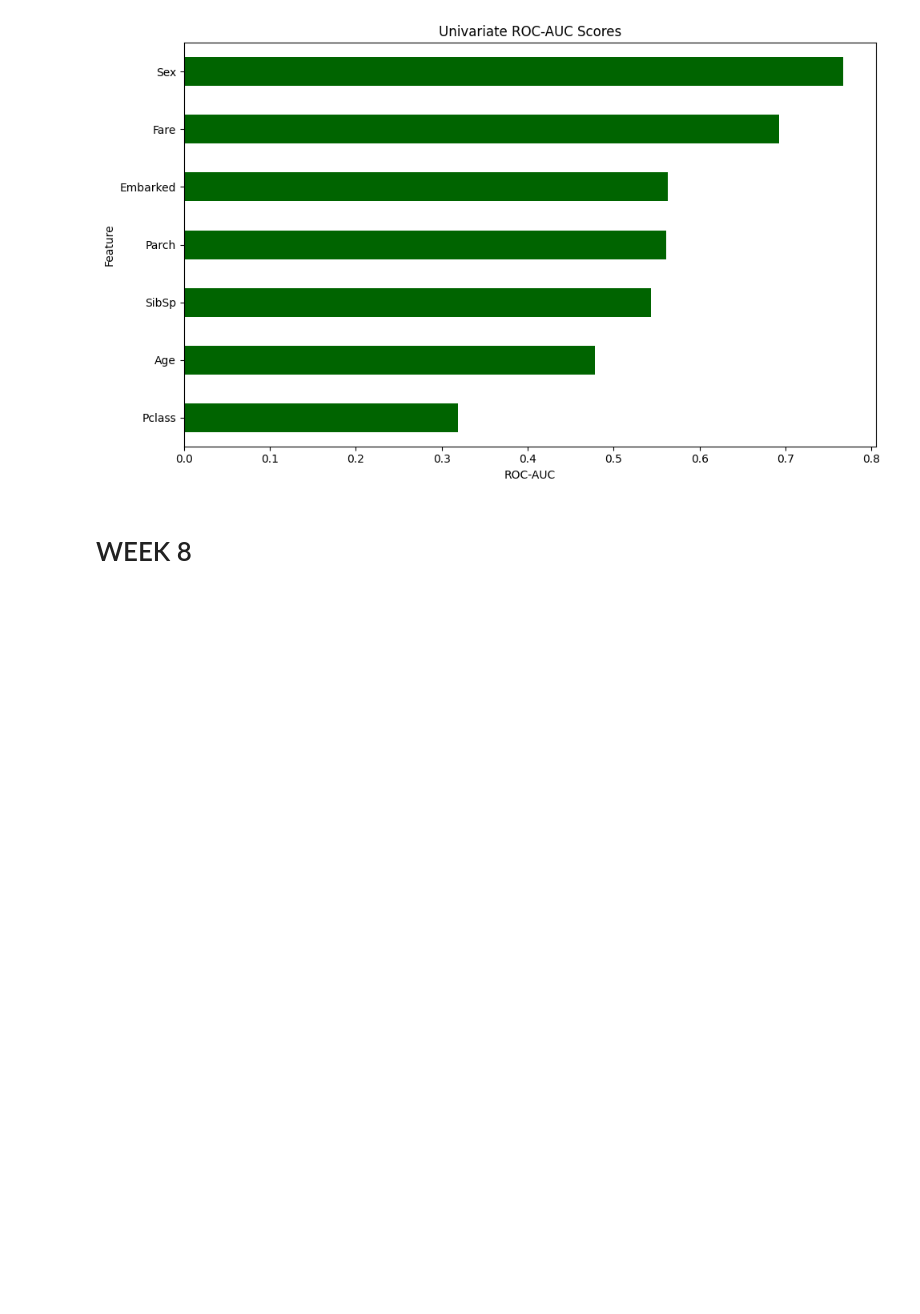
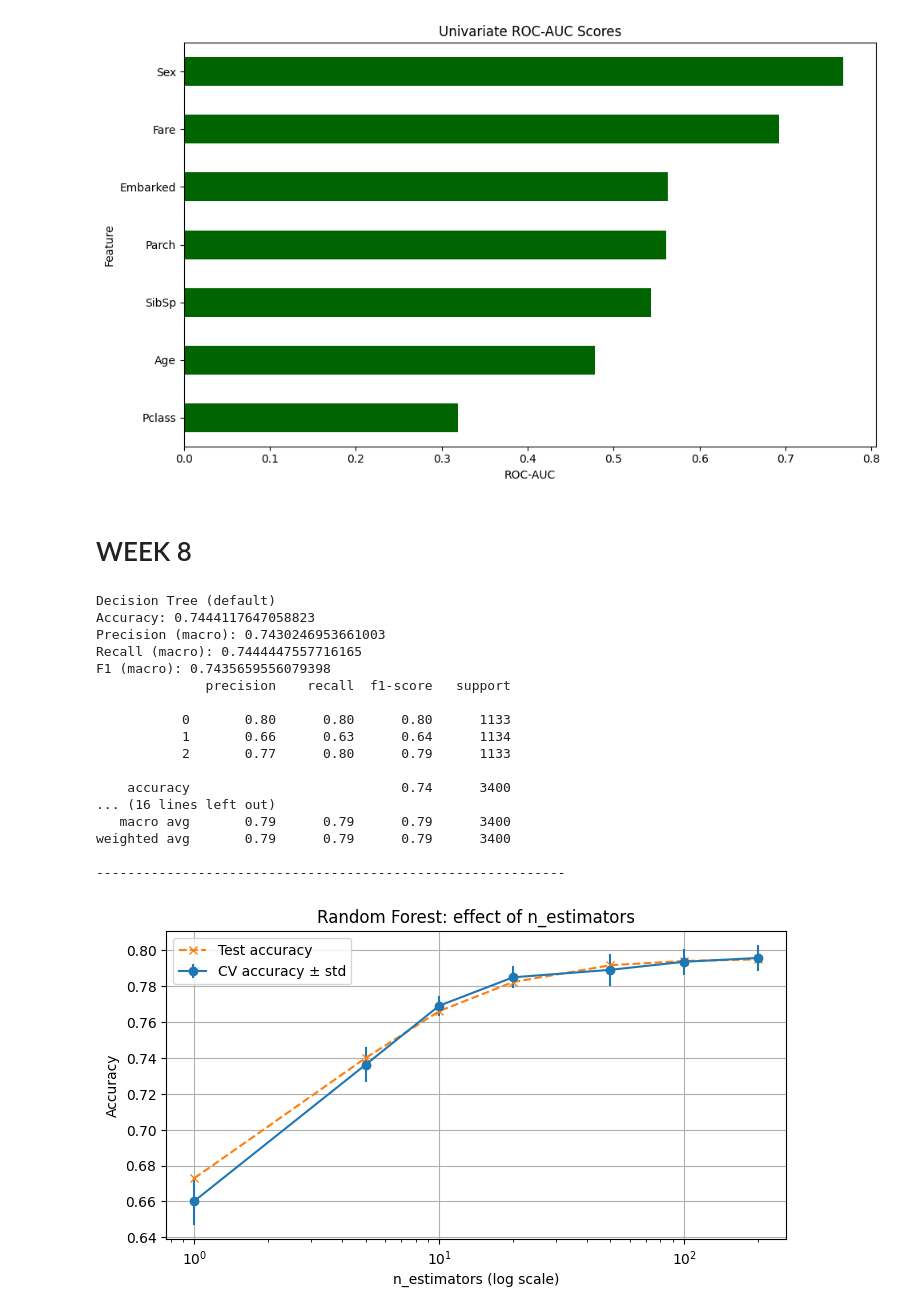
Before and after one commit to V4T5AV/ML, a Jupyter notebook: ML.ipynb, the cells around one changed output. Saved outputs shown, nothing was run; the diff lists cells and outputs as text; code cells hidden in the pictures; blank space fills up the shorter version.

```diff
--- a/ML.ipynb
+++ b/ML.ipynb
@@ -797,0 +828,69 @@ plt.show()
+# %%
+#..................Task 1 — Decision Tree vs Random Forest................
+
+#You get classification metrics for Decision Tree and Random Forest (100 trees).
+#The plot shows cross-validated mean±std and test accuracy as n_estimators increases.
+#Observation suggestions (you will see when you run): Decision Tree often overfits (high train, weaker test).
+#Random Forest improves test accuracy and reduces CV std (more stable).
+#Increasing n_estimators typically increases stability and slightly improves accuracy until it plateaus.
+
+
+def print_metrics(y_true, y_pred, label):
+    print(label)
+    print('Accuracy:', accuracy_score(y_true, y_pred))
+    print('Precision (macro):', precision_score(y_true, y_pred, average='macro', zero_division=0))
+    print('Recall (macro):', recall_score(y_true, y_pred, average='macro', zero_division=0))
+    print('F1 (macro):', f1_score(y_true, y_pred, average='macro', zero_division=0))
+    print(classification_report(y_true, y_pred, zero_division=0))
+    print('-'*60)
+
+clf_dt.fit(X_train, y_train)
+clf_rf.fit(X_train, y_train)
+
+pred_dt = clf_dt.predict(X_test)
+pred_rf = clf_rf.predict(X_test)
+
+print_metrics(y_test, pred_dt, 'Decision Tree (default)')
+print_metrics(y_test, pred_rf, 'Random Forest (n_estimators=100)')
+
+n_list = [1,5,10,20,50,100,200]
+cv_means = []
+cv_stds = []
+test_acc = []
+for n in n_list:
+    pipe = make_pipeline(SimpleImputer(strategy='median'), RandomForestClassifier(n_estimators=n, random_state=42, n_jobs=-1))
+    cv = cross_val_score(pipe, X_train, y_train, cv=5, scoring='accuracy')
+    pipe.fit(X_train, y_train)
+    test_acc.append(accuracy_score(y_test, pipe.predict(X_test)))
+    cv_means.append(cv.mean())
+    cv_stds.append(cv.std())
+
+plt.figure(figsize=(8,4))
+plt.errorbar(n_list, cv_means, yerr=cv_stds, marker='o', label='CV accuracy ± std')
+plt.plot(n_list, test_acc, marker='x', linestyle='--', label='Test accuracy')
+plt.xscale('log')
+plt.xlabel('n_estimators (log scale)')
+plt.ylabel('Accuracy')
+plt.title('Random Forest: effect of n_estimators')
+plt.legend()
+plt.grid(True)
+plt.show()
+# %% [output]
+Decision Tree (default)
+Accuracy: 0.7444117647058823
+Precision (macro): 0.7430246953661003
+Recall (macro): 0.7444447557716165
+F1 (macro): 0.7435659556079398
+              precision    recall  f1-score   support
+
+           0       0.80      0.80      0.80      1133
+           1       0.66      0.63      0.64      1134
+           2       0.77      0.80      0.79      1133
+
+    accuracy                           0.74      3400
+... (16 lines left out)
+   macro avg       0.79      0.79      0.79      3400
+weighted avg       0.79      0.79      0.79      3400
+
+------------------------------------------------------------
+[figure, added]
```
Also changed, not shown: parts of 5 cells of this notebook.
